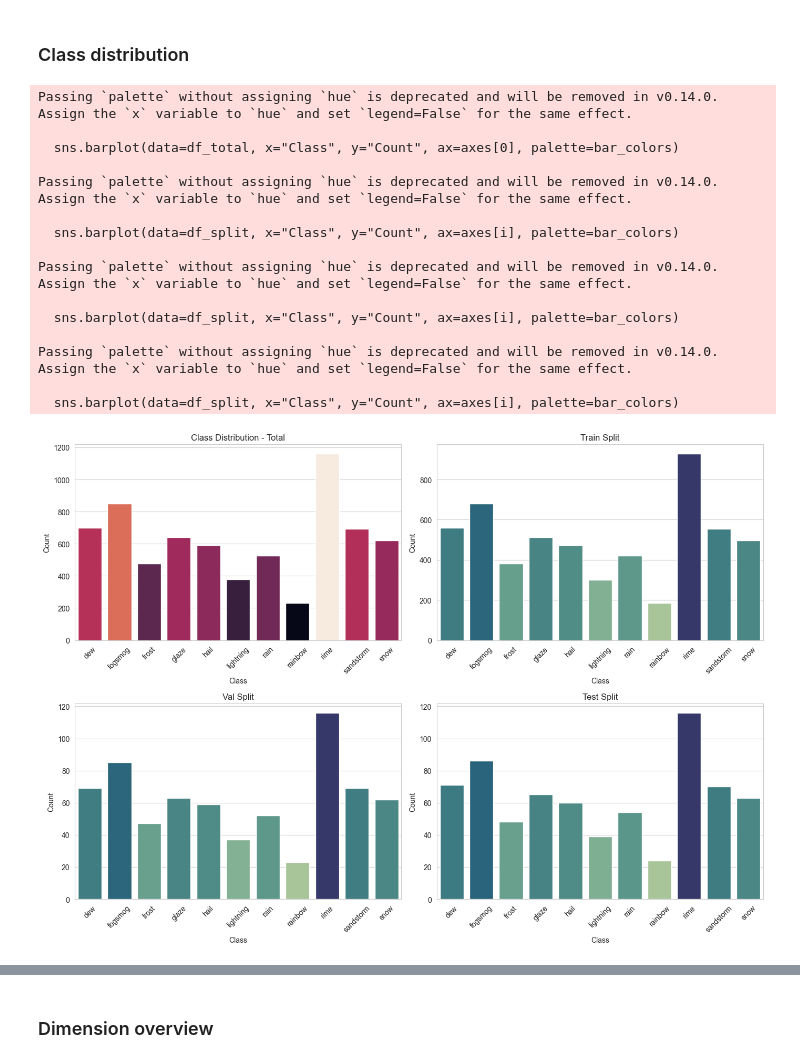
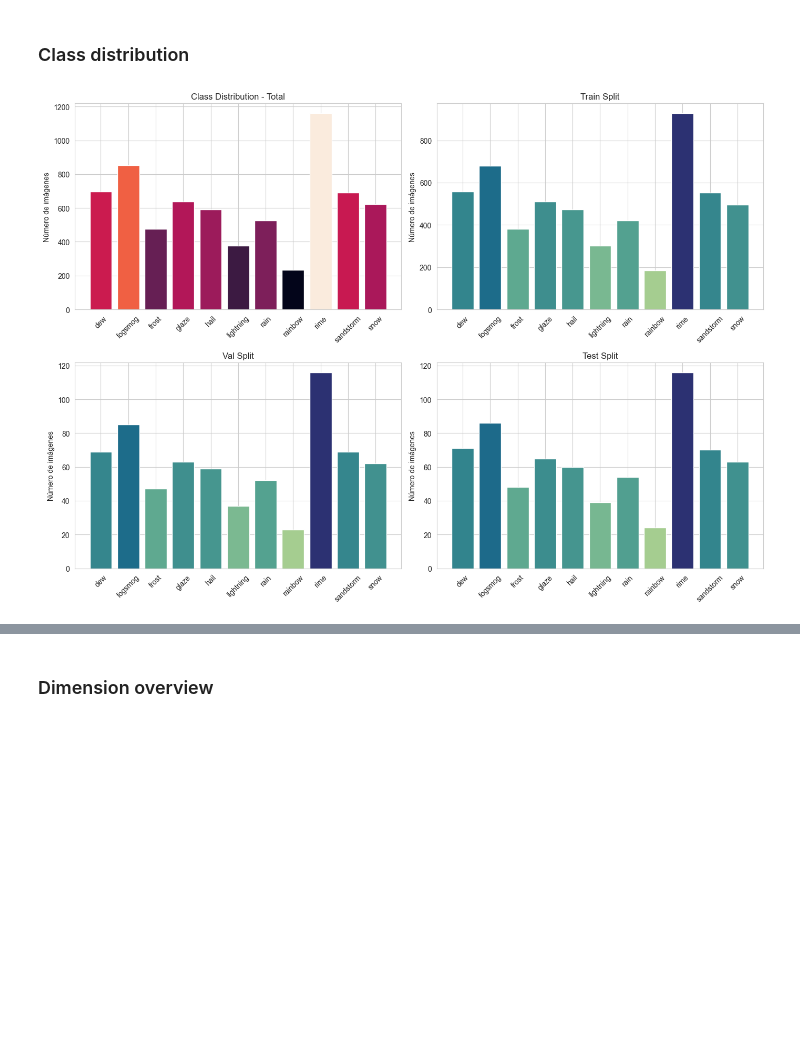
Before and after one commit to joaquinorradre/Weather-Clasification, a Jupyter notebook: notebooks/dataset_analysis.ipynb, the cells around one changed output, grey strips where cells are left out. Cells and saved outputs as stored; diff of their text form; code cells hidden in the pictures; blank space fills up the shorter version.

```diff
--- a/notebooks/dataset_analysis.ipynb
+++ b/notebooks/dataset_analysis.ipynb
@@ -40,12 +42,6 @@ show_examples_from_subfolders(folder_path, rows=2, cols=5, img_size=(128,128))
 # %% [markdown]
 ### Class distribution
 # %%
-import os
-from collections import Counter
-import matplotlib.pyplot as plt
-import seaborn as sns
-import pandas as pd
-
 sns.set_style("whitegrid")
 
 def count_classes_in_split(folder_path):
@@ -70,14 +66,14 @@ def plot_class_distribution_grid(dest_folder):
         total_counts.update(counts)
 
     df_total = pd.DataFrame(list(total_counts.items()), columns=["Class", "Count"])
-    colors = sns.color_palette("rocket", n_colors=len(df_total))
     norm = plt.Normalize(df_total["Count"].min(), df_total["Count"].max())
     sm = plt.cm.ScalarMappable(cmap="rocket", norm=norm)
     bar_colors = [sm.to_rgba(c) for c in df_total["Count"]]
 
-    sns.barplot(data=df_total, x="Class", y="Count", ax=axes[0], palette=bar_colors)
+    axes[0].bar(df_total["Class"], df_total["Count"], color=bar_colors)
     axes[0].set_title("Class Distribution - Total")
     axes[0].tick_params(axis='x', rotation=45)
+    axes[0].set_ylabel("Número de imágenes")
 
     for i, split in enumerate(splits, start=1):
         split_path = os.path.join(dest_folder, split)
@@ -88,73 +84,44 @@ def plot_class_distribution_grid(dest_folder):
         sm = plt.cm.ScalarMappable(cmap="crest", norm=norm)
         bar_colors = [sm.to_rgba(c) for c in df_split["Count"]]
 
-        sns.barplot(data=df_split, x="Class", y="Count", ax=axes[i], palette=bar_colors)
+        axes[i].bar(df_split["Class"], df_split["Count"], color=bar_colors)
         axes[i].set_title(f"{split.capitalize()} Split")
         axes[i].tick_params(axis='x', rotation=45)
+        axes[i].set_ylabel("Número de imágenes")
 
     plt.tight_layout()
     plt.show()
 
 dest_folder = "../data"
 plot_class_distribution_grid(dest_folder)
 
-import os
-import pandas as pd
-import matplotlib.pyplot as plt
-import seaborn as sns
-
 sns.set_style("whitegrid")
-
-def count_classes_in_split(folder_path):
-    counts = {}
-    for class_name in os.listdir(folder_path):
-        class_path = os.path.join(folder_path, class_name)
-        if os.path.isdir(class_path):
-            n_files = len([f for f in os.listdir(class_path) if os.path.isfile(os.path.join(class_path, f))])
-            counts[class_name] = n_files
-    return counts
 
 def plot_stacked_distribution(dest_folder):
     splits = ['train', 'val', 'test']
     data = {}
 
     for split in splits:
         split_path = os.path.join(dest_folder, split)
         counts = count_classes_in_split(split_path)
         data[split] = counts
 
     df = pd.DataFrame(data).fillna(0).astype(int)
 
     ax = df.plot(kind="bar", stacked=True, figsize=(12,7), colormap="crest")
 
     plt.title("Class Distribution by Split")
     plt.xlabel("Class")
     plt.ylabel("Number of images")
     plt.xticks(rotation=45)
     plt.legend(title="Split")
     plt.tight_layout()
     plt.show()
 
-# Uso
 dest_folder = "../data"
 plot_stacked_distribution(dest_folder)
 # %% [output]
-Passing `palette` without assigning `hue` is deprecated and will be removed in v0.14.0. Assign the `x` variable to `hue` and set `legend=False` for the same effect.
-
-  sns.barplot(data=df_total, x="Class", y="Count", ax=axes[0], palette=bar_colors)
-
-Passing `palette` without assigning `hue` is deprecated and will be removed in v0.14.0. Assign the `x` variable to `hue` and set `legend=False` for the same effect.
-
-  sns.barplot(data=df_split, x="Class", y="Count", ax=axes[i], palette=bar_colors)
-
-Passing `palette` without assigning `hue` is deprecated and will be removed in v0.14.0. Assign the `x` variable to `hue` and set `legend=False` for the same effect.
-
-  sns.barplot(data=df_split, x="Class", y="Count", ax=axes[i], palette=bar_colors)
-
-Passing `palette` without assigning `hue` is deprecated and will be removed in v0.14.0. Assign the `x` variable to `hue` and set `legend=False` for the same effect.
-
-  sns.barplot(data=df_split, x="Class", y="Count", ax=axes[i], palette=bar_colors)
-[figure, old version]
+[figure, new version]
 [figure]
 # %% [markdown]
 ### Dimension overview
```
Also changed, not shown: parts of 2 cells of this notebook.
